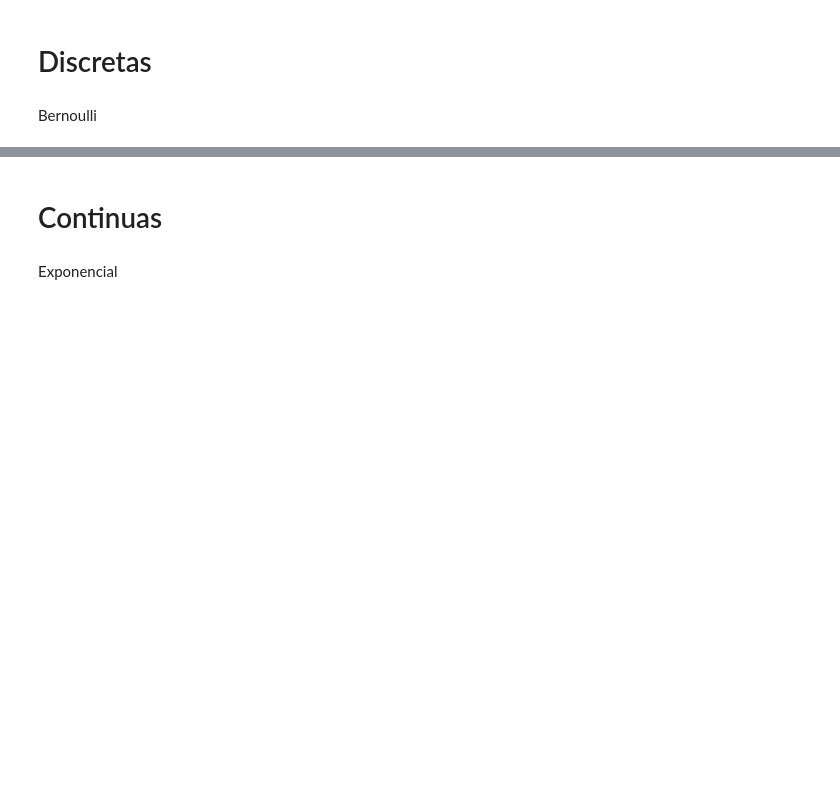
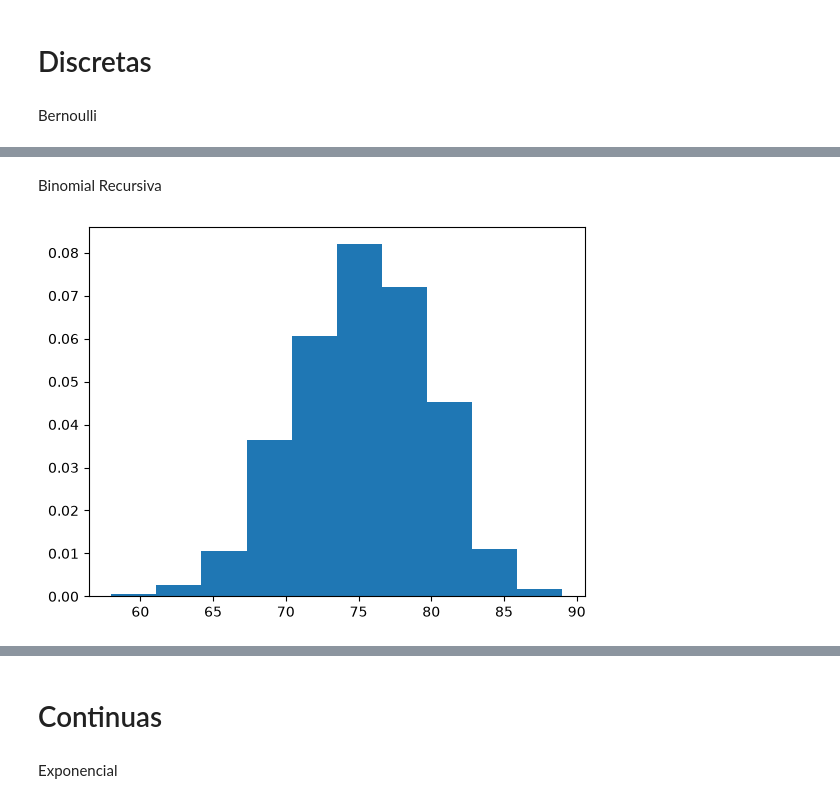
Before and after one commit to SilverPhone784/Prog-Estat, a Jupyter notebook: distribuicoes.ipynb, the cells around one changed output, grey strips where cells are left out. Drawn from its saved outputs; the diff is of its cells as text; code cells hidden in the pictures; blank space fills up the shorter version.

```diff
--- a/distribuicoes.ipynb
+++ b/distribuicoes.ipynb
@@ -21,0 +42,27 @@ plt.show()
+# %% [markdown]
+Binomial Recursiva
+# %%
+def binomial_recursiva(n, p, M):
+  amostra = []
+  for i in range(M):
+    u = np.random.uniform(low=0, high=1)
+    i = 0
+    pi = (1-p)**n
+    F = pi
+    while u > F:
+      pi = (n-i)/(i+1)*(p/(1-p))*pi
+      i += 1
+      F += pi
+    amostra.append(i)
+  return amostra
+
+n = 100
+p = 0.75
+M = 1000
+
+dados = binomial_recursiva(n, p, M)
+
+plt.hist(dados, density=True)
+plt.show()
+# %% [output]
+[figure, added]
```
Also changed, not shown: parts of 12 cells of this notebook.
